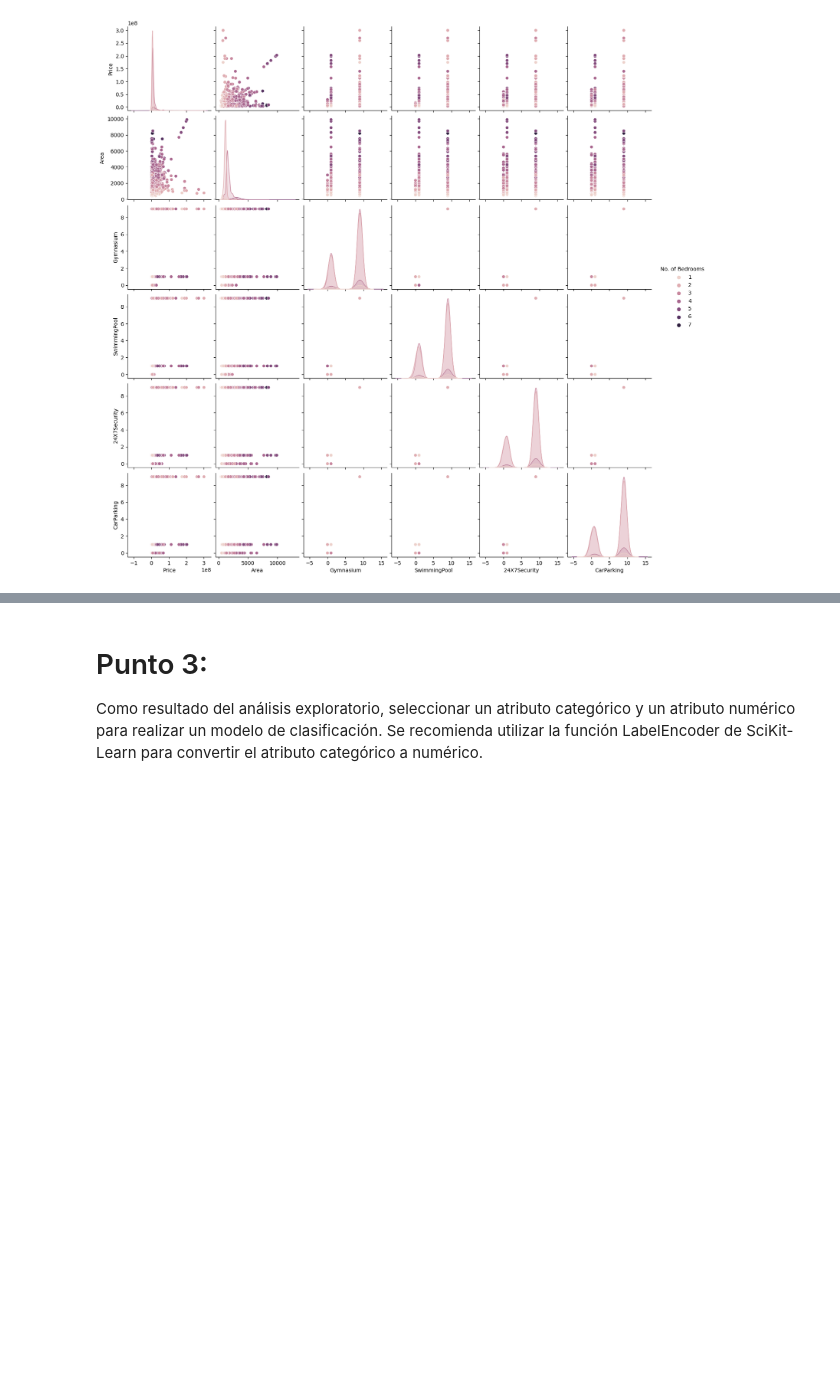
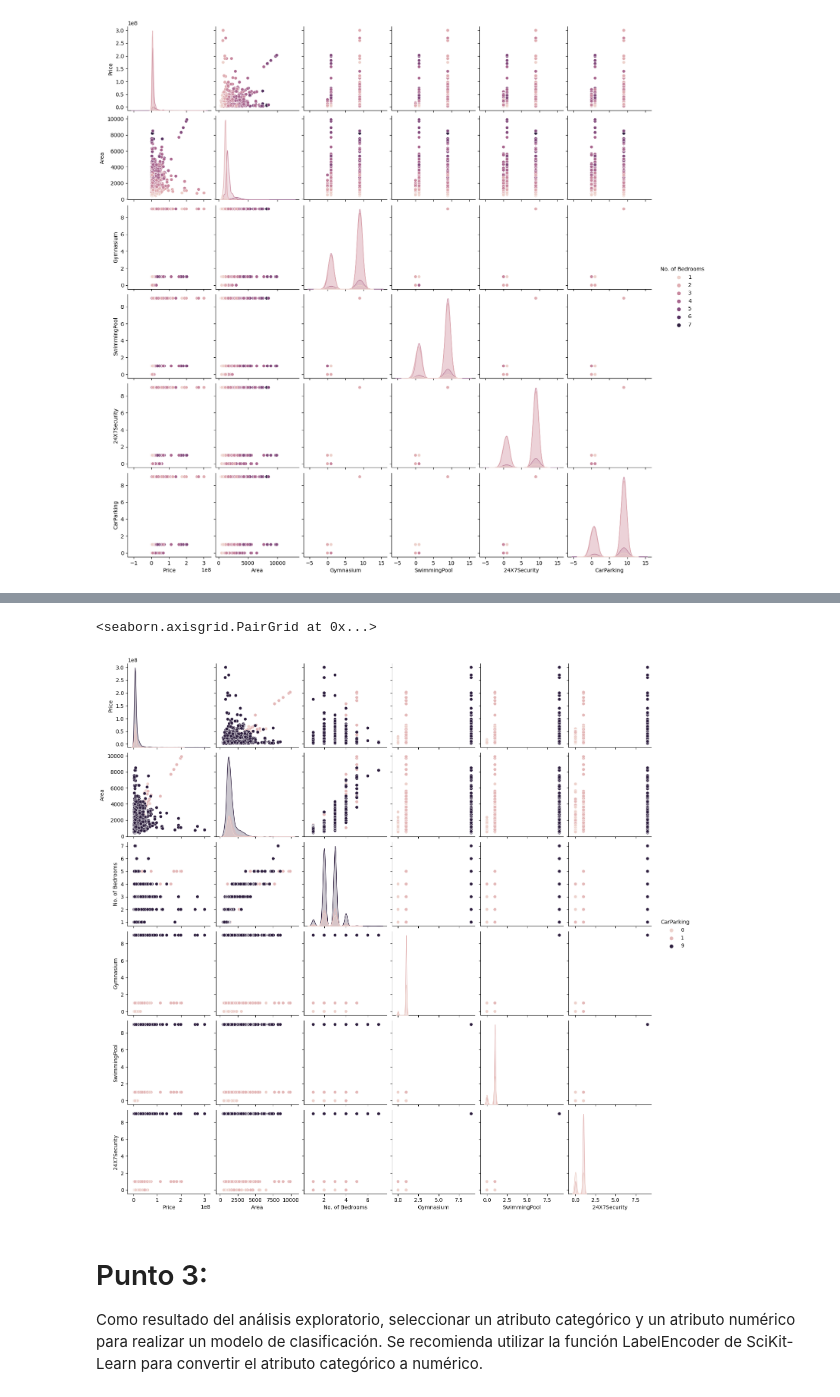
Before and after one commit to Fedezafran1/TP-Chona, a Jupyter notebook: Trabajo_Práctico_1_Modelos_Predictivos_en_SciKit_Learn.ipynb, the cells around one changed output, grey strips where cells are left out. Cells and saved outputs as stored; diff of their text form; code cells hidden in the pictures; blank space fills up the shorter version.

```diff
--- a/Trabajo_Práctico_1_Modelos_Predictivos_en_SciKit_Learn.ipynb
+++ b/Trabajo_Práctico_1_Modelos_Predictivos_en_SciKit_Learn.ipynb
@@ -93,3 +103,8 @@ sns.pairplot(Bangalore_df, hue="No. of Bedrooms")
+# %%
+sns.pairplot(Bangalore_df, hue="CarParking")
+# %% [output]
+<seaborn.axisgrid.PairGrid at 0x...>
+[figure, added]
 # %% [markdown]
 # Punto 3:
 
```
Also changed, not shown: parts of 13 cells of this notebook.
